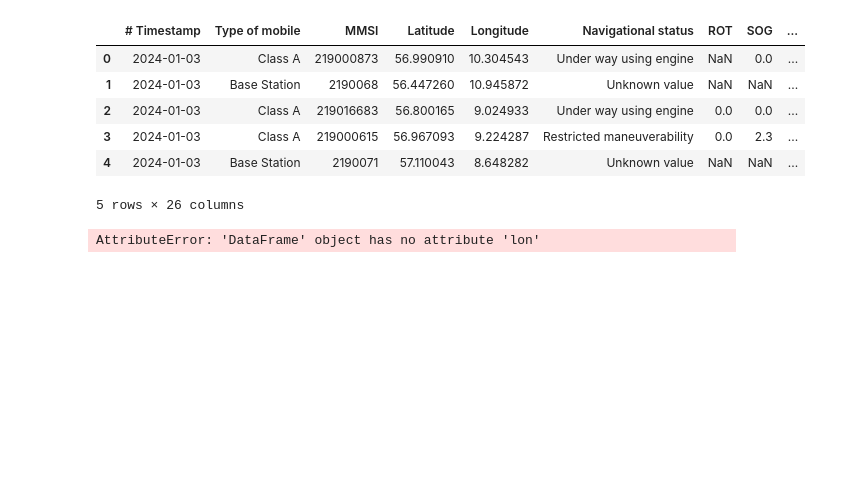
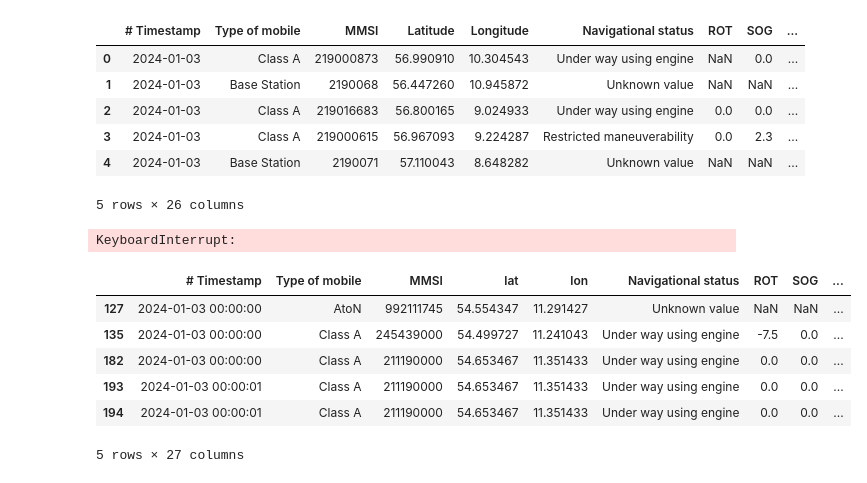
Before and after one commit to AI-lly/plotseamap, a Jupyter notebook: test2.ipynb, the cells around one changed output. Drawn from its saved outputs; the diff is of its cells as text; code cells hidden in the pictures; blank space fills up the shorter version.

```diff
--- a/test2.ipynb
+++ b/test2.ipynb
@@ -23,24 +23,43 @@ Spalten: ['# Timestamp', 'Type of mobile', 'MMSI', 'Latitude', 'Longitude', 'Nav
 5 rows × 26 columns
 # %%
 # + tags=[]
-# BBox aus GeoJSON (vom Plotseamap-Buffer) laden
-bbox = gpd.read_file(...).to_crs("EPSG:4326")
-clip_poly = bbox.geometry.unary_union  # oder bbox.geometry.union_all()
+import pandas as pd
+import geopandas as gpd
+from shapely.geometry import box
 
-# nach dem Einlesen, direkt umbenennen:
+# 1) BBox aus GeoJSON (vom Plotseamap-Buffer) laden und zu einem einzigen Polygon vereinigen
+bbox_gdf = (
+    gpd.read_file("data/processed/geojson/fehmarnbelt_buffer.geojson")
+       .to_crs("EPSG:4326")
+)
+clip_poly = bbox_gdf.geometry.union_all()  # ein Shapely-Polygon
+
+# 2) DataFrame mit AIS-Daten (erste 100k Zeilen zum Test)
+df = pd.read_csv("data/raw/ais/aisdk-2024-03-01.csv",
+                 parse_dates=['# Timestamp'])
+
+# 3) Spalten umbenennen
 df = df.rename(columns={'Latitude':'lat', 'Longitude':'lon'})
 
-# und dann:
+# 4) GeoDataFrame erzeugen
 gdf = gpd.GeoDataFrame(
     df,
     geometry=gpd.points_from_xy(df['lon'], df['lat']),
     crs="EPSG:4326"
 )
 
-# Clip auf unser Untersuchungsgebiet
-gdf = gdf[gdf.geometry.within(bbox)]
-gdf = gdf.to_crs(epsg=3857)
-print(f"Gefiltert auf BBox: {len(gdf)} Punkte")
-gdf.sample(5)
+# 5) Clip: Maske auf clip_poly (kein Alignment mehr nötig!)
+mask = gdf.geometry.within(clip_poly)
+gdf = gdf.loc[mask]
 # %% [output]
-AttributeError: 'DataFrame' object has no attribute 'lon'
+KeyboardInterrupt:
+# %%
+gdf.head()
+# %% [output]
+|  | # Timestamp | Type of mobile | MMSI | lat | lon | Navigational status | ROT | SOG | ... |
+| 127 | 2024-01-03 00:00:00 | AtoN | 992111745 | 54.554347 | 11.291427 | Unknown value | NaN | NaN | ... |
+| 135 | 2024-01-03 00:00:00 | Class A | 245439000 | 54.499727 | 11.241043 | Under way using engine | -7.5 | 0.0 | ... |
+| 182 | 2024-01-03 00:00:00 | Class A | 211190000 | 54.653467 | 11.351433 | Under way using engine | 0.0 | 0.0 | ... |
+| 193 | 2024-01-03 00:00:01 | Class A | 211190000 | 54.653467 | 11.351433 | Under way using engine | 0.0 | 0.0 | ... |
+| 194 | 2024-01-03 00:00:01 | Class A | 211190000 | 54.653467 | 11.351433 | Under way using engine | 0.0 | 0.0 | ... |
+5 rows × 27 columns
```
Also changed, not shown: parts of 4 cells of this notebook, 15 other files.
